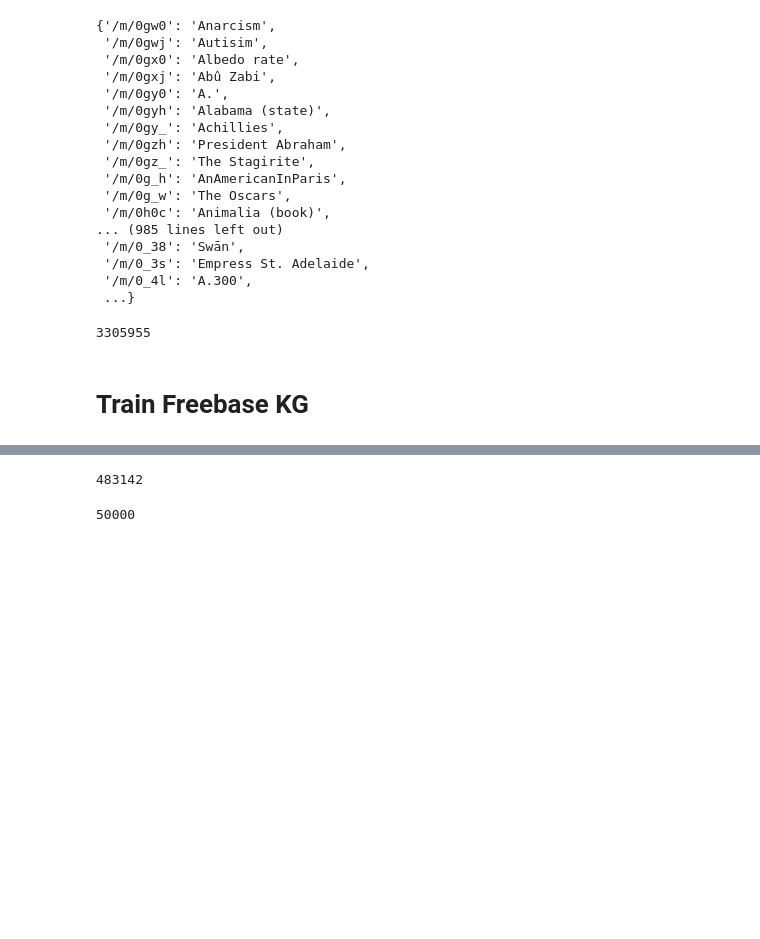
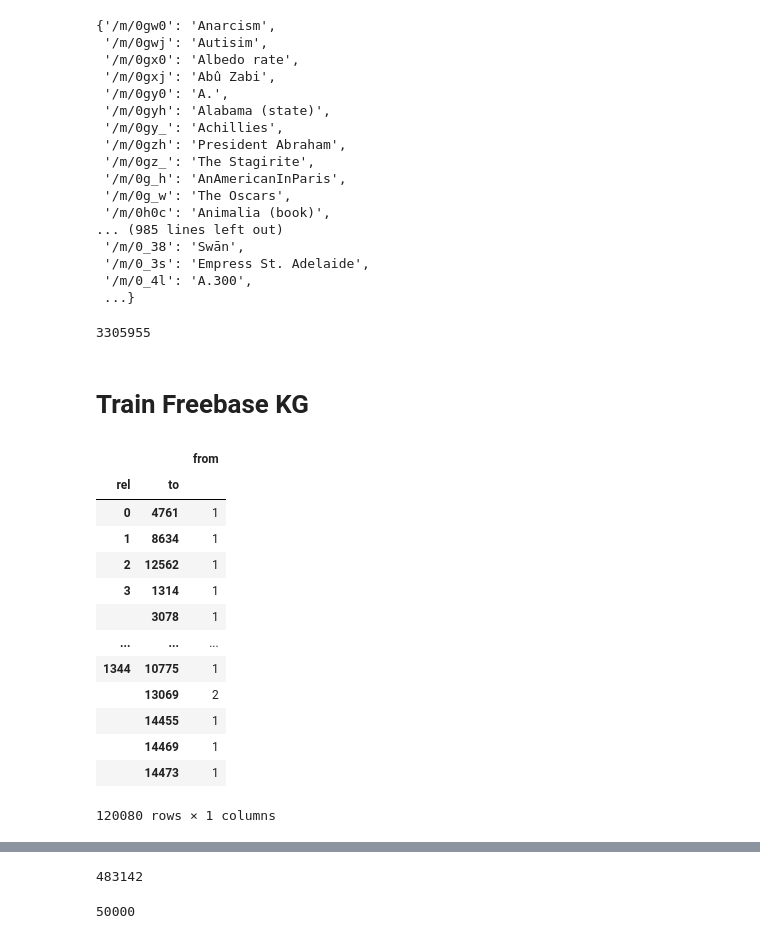
Before and after one commit to sucpark/kge, a Jupyter notebook: kge_wikidatasets_test.ipynb, the cells around one changed output, grey strips where cells are left out. Cells and saved outputs as stored; diff of their text form; code cells hidden in the pictures; blank space fills up the shorter version.

```diff
--- a/kge_wikidatasets_test.ipynb
+++ b/kge_wikidatasets_test.ipynb
@@ -247,0 +250,25 @@ kg_train, kg_valid, kg_test = load_fb15k('data')
+# %%
+from torch import zeros, cat
+
+t = cat((kg_train.head_idx.view(-1,1), kg_train.tail_idx.view(-1,1), kg_train.relations.view(-1,1)), dim=1)
+# %%
+df = DataFrame(t.numpy(), columns=['from', 'to', 'rel'])
+df = df.groupby(['rel', 'to']).count()# .groupby('rel').mean()
+df
+# df.reset_index(inplace=True)
+# {df.loc[i].values[0]: df.loc[i].values[1] for i in df.index}
+# %% [output]
+|  |  | from |
+| rel | to |  |
+| 0 | 4761 | 1 |
+| 1 | 8634 | 1 |
+| 2 | 12562 | 1 |
+| 3 | 1314 | 1 |
+|  | 3078 | 1 |
+| ... | ... | ... |
+| 1344 | 10775 | 1 |
+|  | 13069 | 2 |
+|  | 14455 | 1 |
+|  | 14469 | 1 |
+|  | 14473 | 1 |
+120080 rows × 1 columns
```
Also changed, not shown: parts of 20 cells of this notebook.
